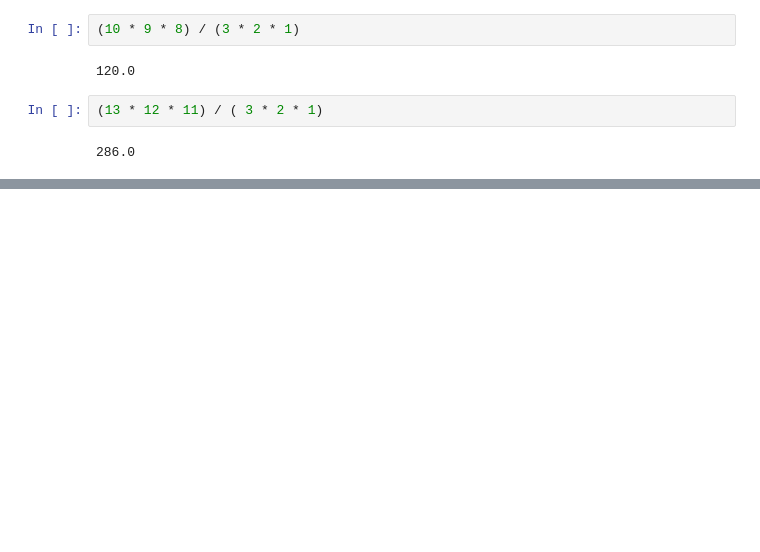
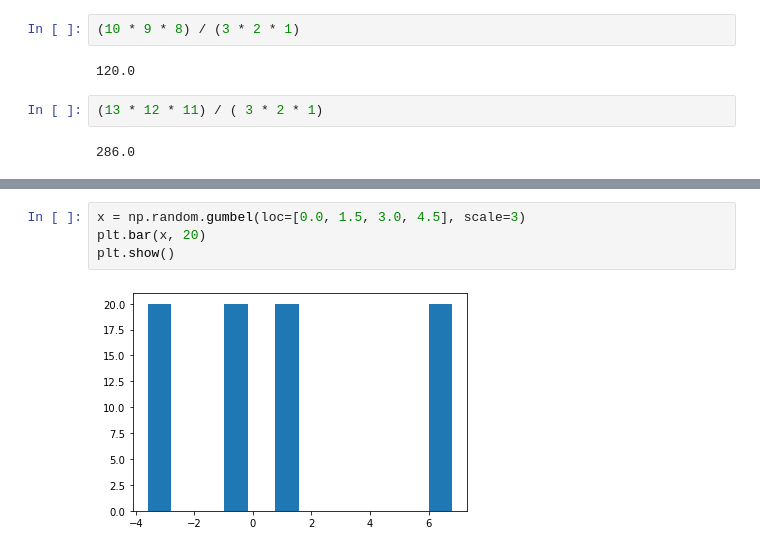
Before and after one commit to Ruairi8/FoDA-assessment, a Jupyter notebook: practicals/Topic2Randomness.ipynb, the cells around one changed output, grey strips where cells are left out. Drawn from its saved outputs; the diff is of its cells as text; blank space fills up the shorter version.

```diff
--- a/practicals/Topic2Randomness.ipynb
+++ b/practicals/Topic2Randomness.ipynb
@@ -34,0 +69,6 @@ Te
+# %%
+x = np.random.gumbel(loc=[0.0, 1.5, 3.0, 4.5], scale=3)
+plt.bar(x, 20)
+plt.show()
+# %% [output]
+[figure, added]
```
Also changed, not shown: parts of 20 cells of this notebook.
